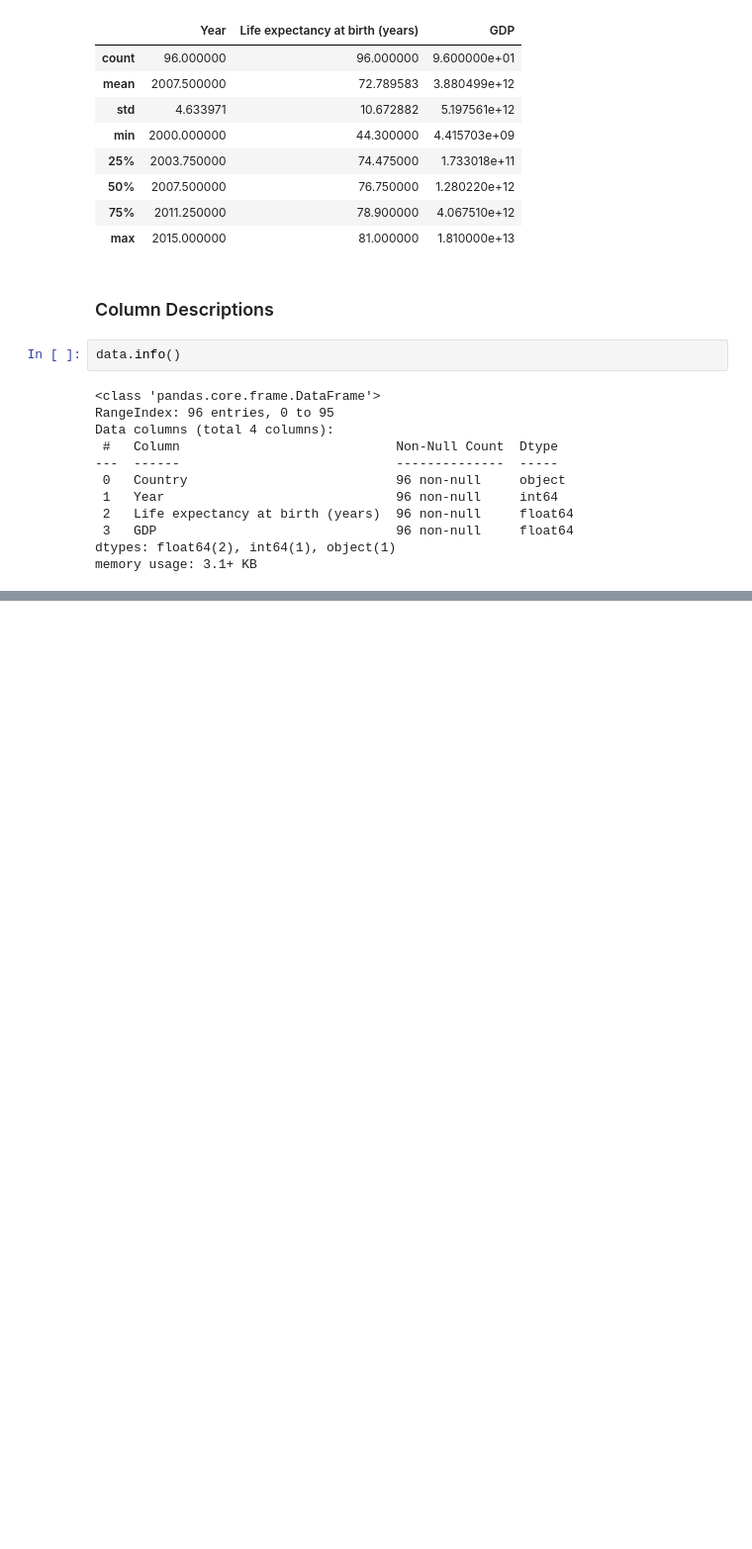
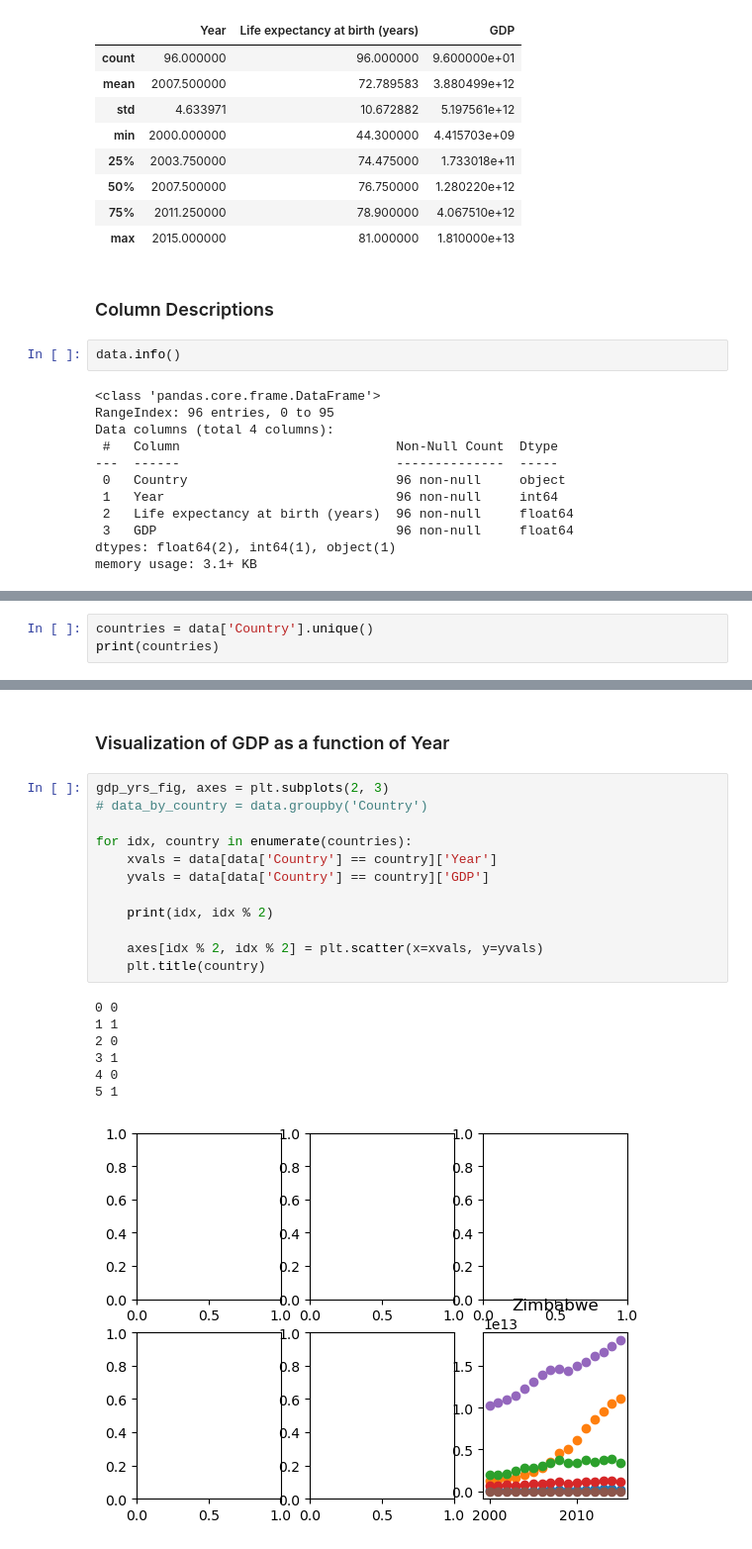
Before and after one commit to Kwamewusu/ml_portfolio, a Jupyter notebook: Life-Expectancy-and-GDP-Starter/life_expectancy_gdp.ipynb, the cells around one changed output, grey strips where cells are left out. Shown at 99% size. Drawn from its saved outputs; the diff is of its cells as text; blank space fills up the shorter version.

Commit message:
Initial exploratory analysis of data.

```diff
--- a/Life-Expectancy-and-GDP-Starter/life_expectancy_gdp.ipynb
+++ b/Life-Expectancy-and-GDP-Starter/life_expectancy_gdp.ipynb
@@ -56,0 +61,3 @@ memory usage: 3.1+ KB
+# %%
+countries = data['Country'].unique()
+print(countries)
@@ -56,0 +92,22 @@ memory usage: 3.1+ KB
+# %% [markdown]
+### Visualization of GDP as a function of Year
+# %%
+gdp_yrs_fig, axes = plt.subplots(2, 3)
+# data_by_country = data.groupby('Country')
+
+for idx, country in enumerate(countries):
+    xvals = data[data['Country'] == country]['Year']
+    yvals = data[data['Country'] == country]['GDP']
+
+    print(idx, idx % 2)
+
+    axes[idx % 2, idx % 2] = plt.scatter(x=xvals, y=yvals)
+    plt.title(country)
+# %% [output]
+0 0
+1 1
+2 0
+3 1
+4 0
+5 1
+[figure, added]
```
Also changed, not shown: parts of 7 cells of this notebook.
